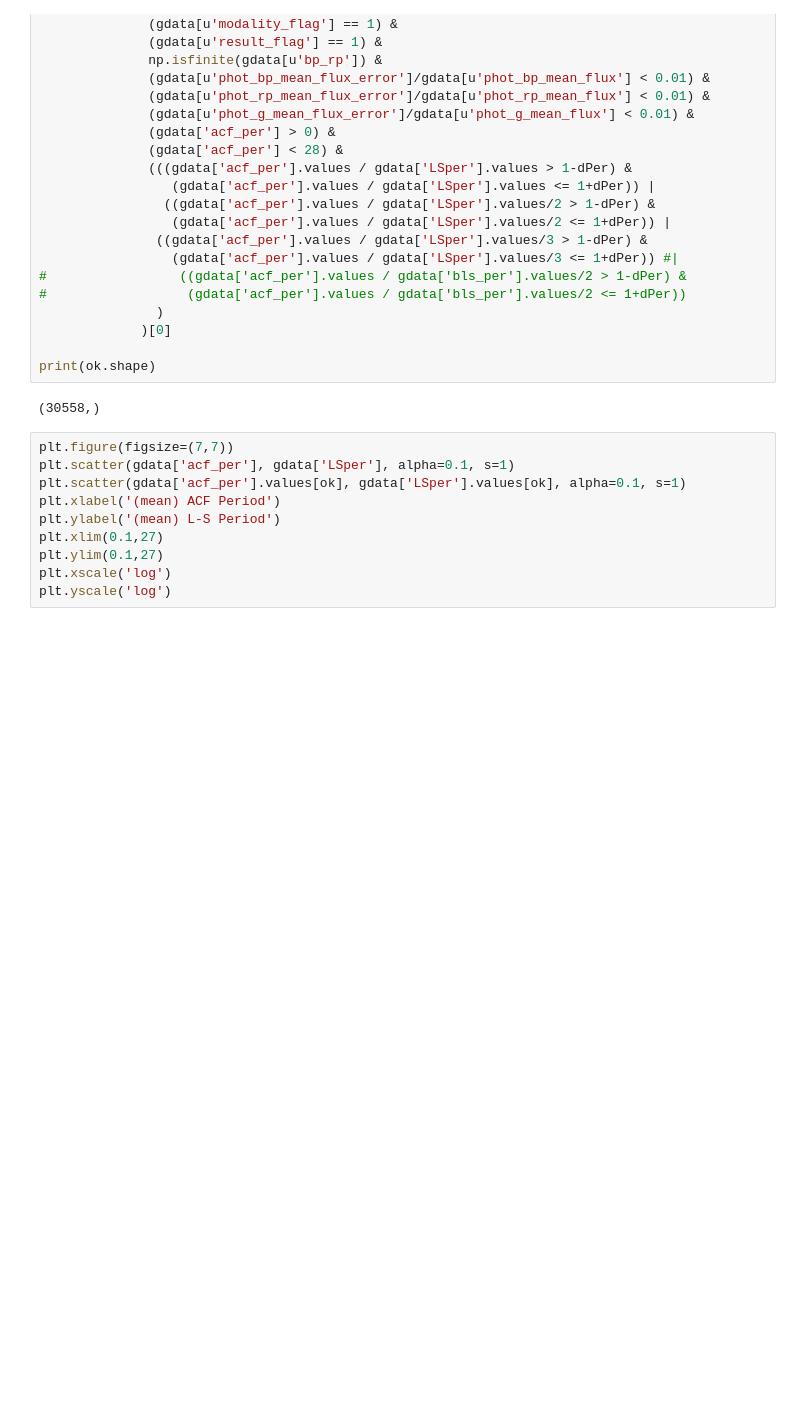
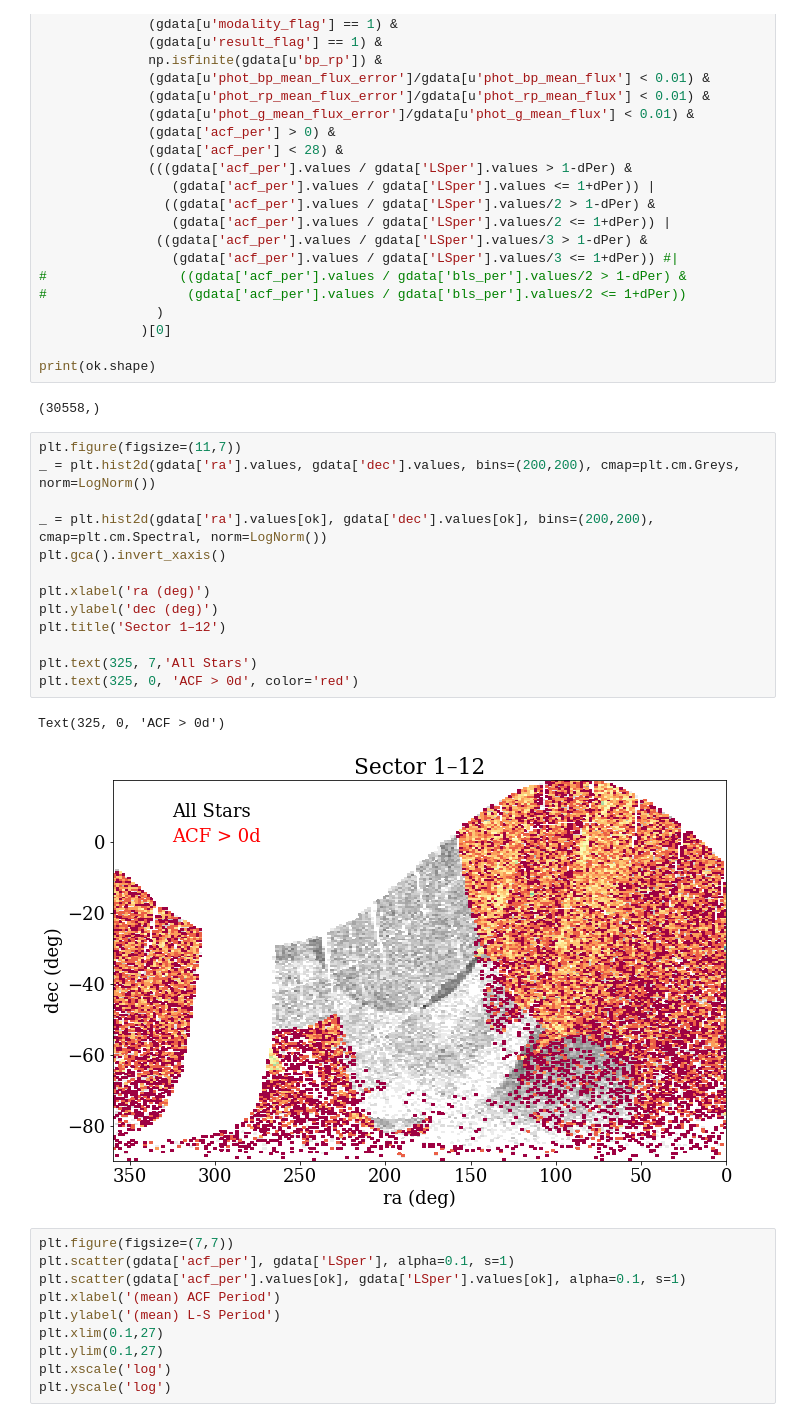
Before and after one commit to jradavenport/helloTESS, a Jupyter notebook: notebooks/rotation.ipynb, the cells around one changed output. Drawn from its saved outputs; the diff is of its cells as text; blank space fills up the shorter version.

```diff
--- a/notebooks/rotation.ipynb
+++ b/notebooks/rotation.ipynb
@@ -99,6 +99,22 @@ ok = np.where(np.isfinite(gdata[u'parallax']) & # this is basically the same as
 print(ok.shape)
 # %% [output]
 (30558,)
+# %%
+plt.figure(figsize=(11,7))
+_ = plt.hist2d(gdata['ra'].values, gdata['dec'].values, bins=(200,200), cmap=plt.cm.Greys, norm=LogNorm())
+
+_ = plt.hist2d(gdata['ra'].values[ok], gdata['dec'].values[ok], bins=(200,200), cmap=plt.cm.Spectral, norm=LogNorm())
+plt.gca().invert_xaxis()
+
+plt.xlabel('ra (deg)')
+plt.ylabel('dec (deg)')
+plt.title('Sector 1–12')
+
+plt.text(325, 7,'All Stars')
+plt.text(325, 0, 'ACF > 0d', color='red')
+# %% [output]
+Text(325, 0, 'ACF > 0d')
+[figure, added]
 # %%
 plt.figure(figsize=(7,7))
 plt.scatter(gdata['acf_per'], gdata['LSper'], alpha=0.1, s=1)
```
Also changed, not shown: parts of 6 cells of this notebook.
